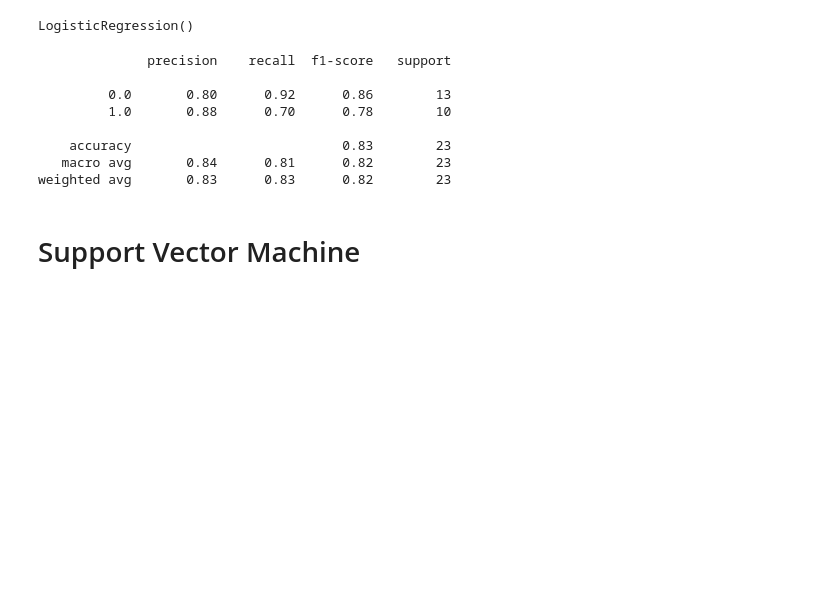
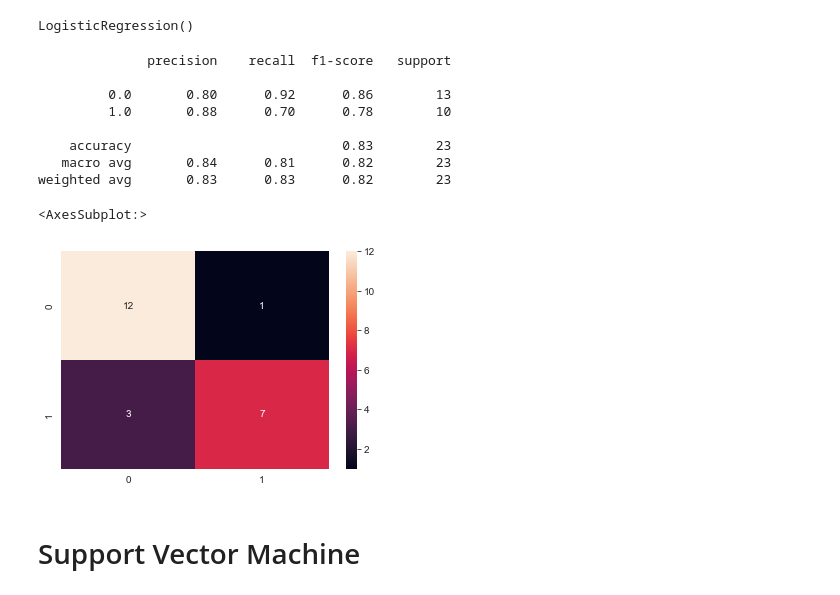
Before and after one commit to Applied-Machine-Learning-2022/final-project-stay-hard-uk, a Jupyter notebook: automobile_stress.ipynb, the cells around one changed output. Drawn from its saved outputs; the diff is of its cells as text; code cells hidden in the pictures; blank space fills up the shorter version.

```diff
--- a/automobile_stress.ipynb
+++ b/automobile_stress.ipynb
@@ -769,18 +789,23 @@ y_predict_l = model_LR.predict(X_b_test)
 # %%
 # precision is the ratio of TP/(TP+FP)
 # recall is the ratio of TP/(TP+FN)
 # F-beta score can be interpreted as a weighted harmonic mean of the precision and recall
 # where an F-beta score reaches its best value at 1 and worst score at 0.
 print(classification_report(y_b_test, y_predict_l))
+
+cm = confusion_matrix(y_b_test, y_predict_l)
+sns.heatmap(cm, annot = True, fmt = "d")
 # %% [output]
               precision    recall  f1-score   support
 
          0.0       0.80      0.92      0.86        13
          1.0       0.88      0.70      0.78        10
 
     accuracy                           0.83        23
    macro avg       0.84      0.81      0.82        23
 weighted avg       0.83      0.83      0.82        23
+<AxesSubplot:>
+[figure, added]
 # %% [markdown]
 # Support Vector Machine
 # %%
```
Also changed, not shown: parts of 32 cells of this notebook.
